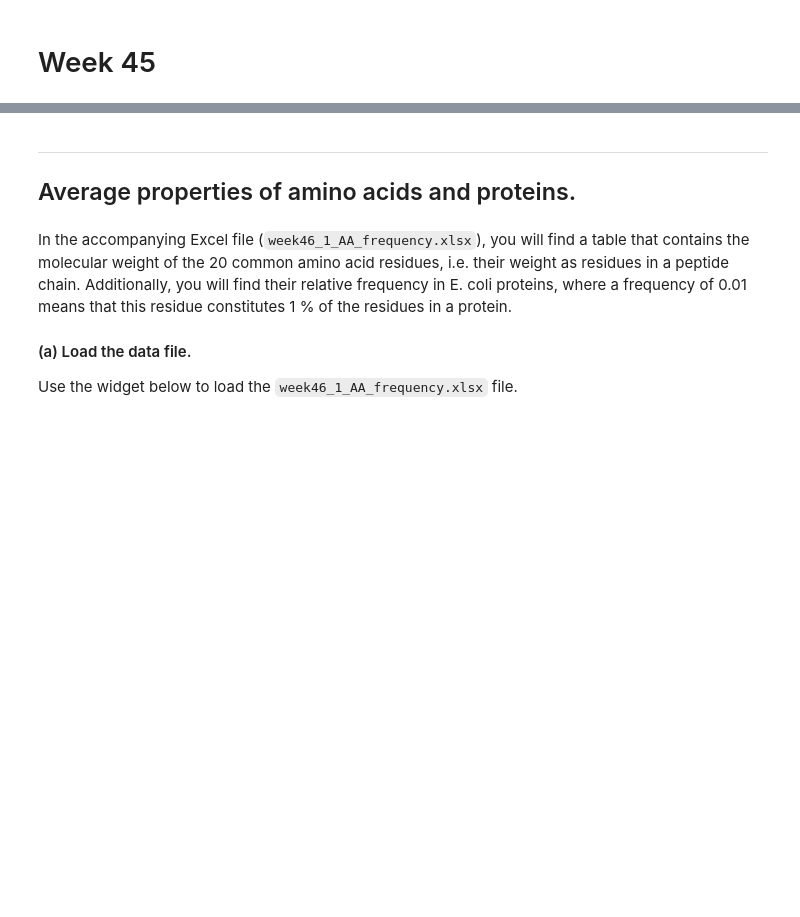
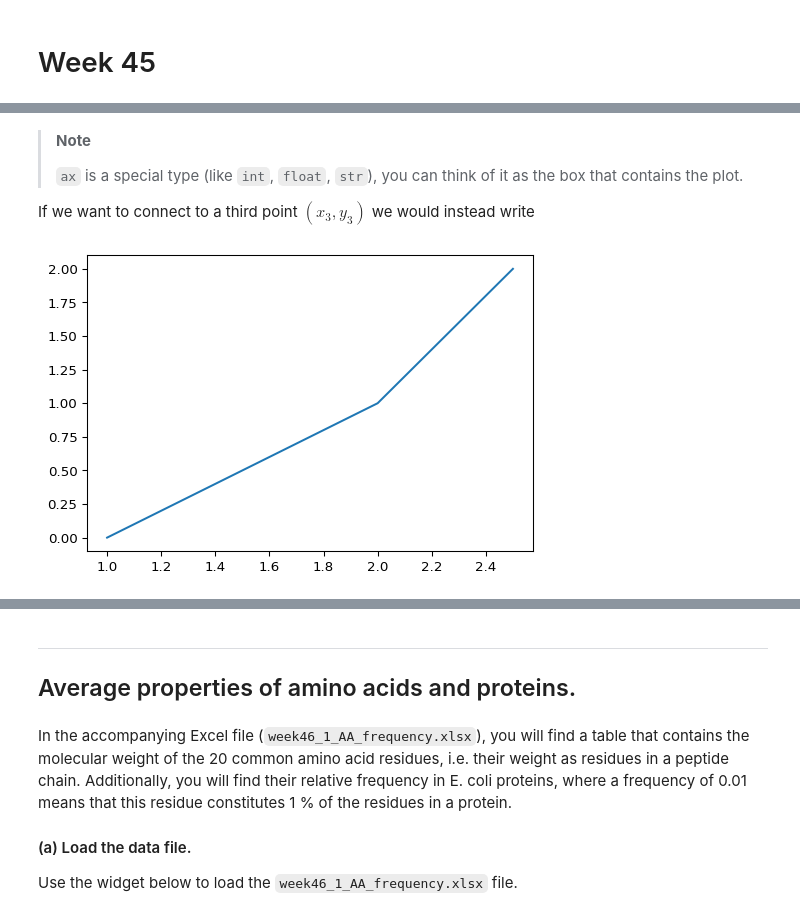
Before and after one commit to au-mbg/fysisk-biokemi, a Jupyter notebook: built_notebooks/master/week_45.ipynb, the cells around one changed output, grey strips where cells are left out. Drawn from its saved outputs; the diff is of its cells as text; code cells hidden in the pictures; blank space fills up the shorter version.

```diff
--- a/built_notebooks/master/week_45.ipynb
+++ b/built_notebooks/master/week_45.ipynb
@@ -8,0 +166,15 @@ except ImportError:
+# %% [markdown]
+> **Note**
+>
+> `ax` is a special type (like `int`, `float`, `str`), you can think of
+> it as the box that contains the plot.
+
+If we want to connect to a third point $(x_3, y_3)$ we would instead
+write
+# %%
+x = np.array([1, 2, 2.5])
+y = np.array([0, 1, 2])
+fig, ax = plt.subplots(figsize=(6, 4))
+ax.plot(x, y)
+# %% [output]
+[figure, added]
```
Also changed, not shown: parts of 39 cells of this notebook, 21 other files.
